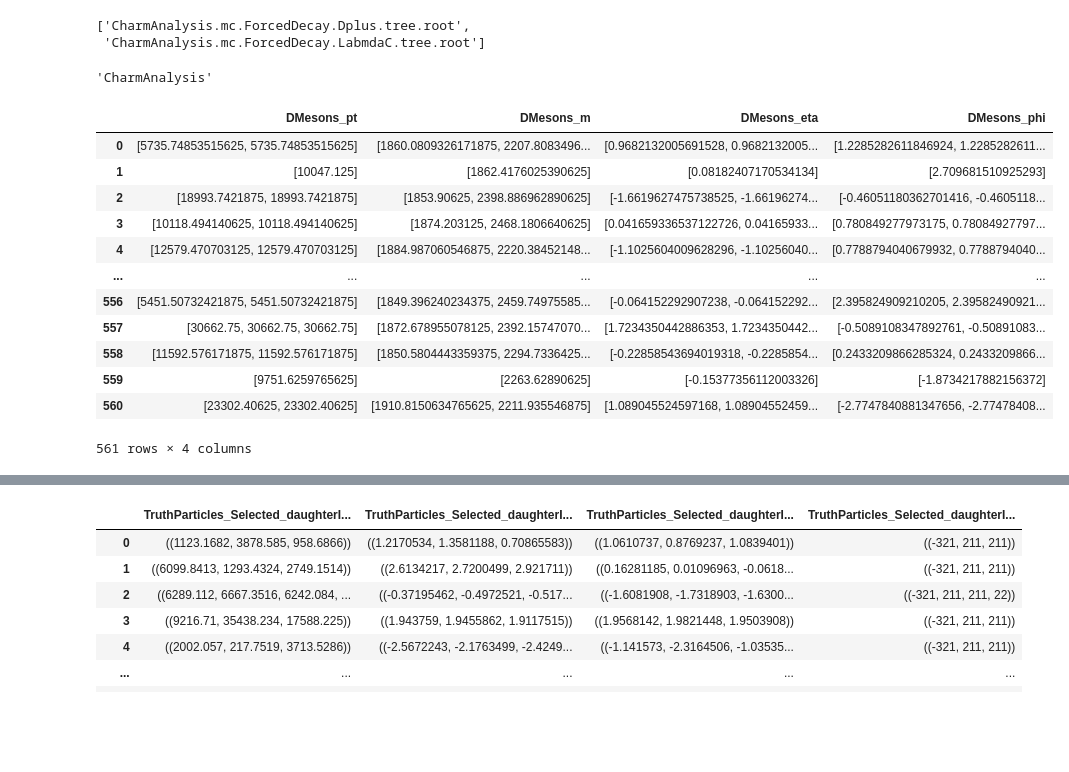
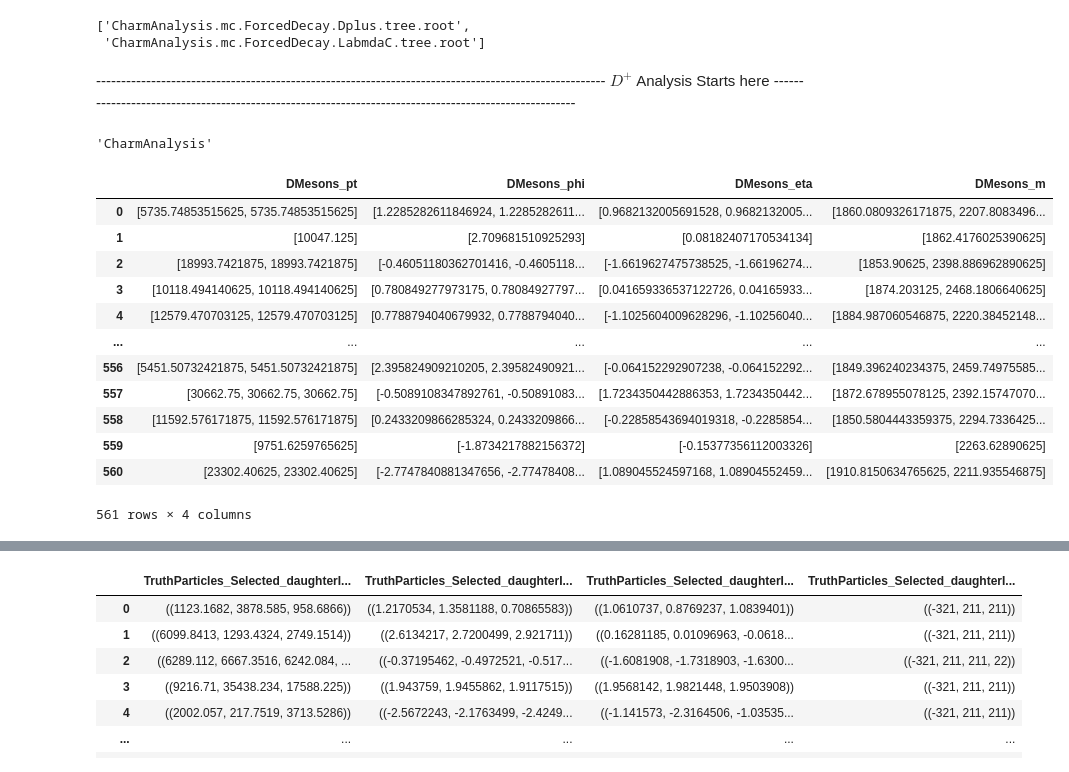
Before and after one commit to GitGup/ATLAS_DNN, a Jupyter notebook: MCAnalysis.ipynb, the cells around one changed output, grey strips where cells are left out. Saved outputs shown, nothing was run; the diff lists cells and outputs as text; code cells hidden in the pictures; blank space fills up the shorter version.

```diff
--- a/MCAnalysis.ipynb
+++ b/MCAnalysis.ipynb
@@ -37,31 +39,34 @@ def show(event, TTree, branches, batch_size):
             break
         current_event+=1
     return arrays
+# %% [markdown]
+------------------------------------------------------------------------------------------------------ $D^+$ Analysis Starts here ------------------------------------------------------------------------------------------------------
 # %%
 TTree = process_ntuple(files[0])
 TTree.name
 # %% [output]
 'CharmAnalysis'
 # %%
-df = show(0, TTree, ["DMesons_pt", "DMesons_m", "DMesons_eta", "DMesons_phi"], 1000)
+df = show(0, TTree, ["DMesons_pt", "DMesons_phi", "DMesons_eta", "DMesons_m"], 1000)
 
 #drop empty rows
 empty_indices = [i for i, x in enumerate(df['DMesons_pt']) if len(x) == 0]
 df = df.drop(empty_indices)
 df = df.reset_index(drop=True)
+
 df
 # %% [output]
-|  | DMesons_pt | DMesons_m | DMesons_eta | DMesons_phi |
-| 0 | [5735.74853515625, 5735.74853515625] | [1860.0809326171875, 2207.8083496... | [0.9682132005691528, 0.9682132005... | [1.2285282611846924, 1.2285282611... |
-| 1 | [10047.125] | [1862.4176025390625] | [0.08182407170534134] | [2.709681510925293] |
-| 2 | [18993.7421875, 18993.7421875] | [1853.90625, 2398.886962890625] | [-1.6619627475738525, -1.66196274... | [-0.46051180362701416, -0.4605118... |
-| 3 | [10118.494140625, 10118.494140625] | [1874.203125, 2468.1806640625] | [0.041659336537122726, 0.04165933... | [0.780849277973175, 0.78084927797... |
-| 4 | [12579.470703125, 12579.470703125] | [1884.987060546875, 2220.38452148... | [-1.1025604009628296, -1.10256040... | [0.7788794040679932, 0.7788794040... |
+|  | DMesons_pt | DMesons_phi | DMesons_eta | DMesons_m |
+| 0 | [5735.74853515625, 5735.74853515625] | [1.2285282611846924, 1.2285282611... | [0.9682132005691528, 0.9682132005... | [1860.0809326171875, 2207.8083496... |
+| 1 | [10047.125] | [2.709681510925293] | [0.08182407170534134] | [1862.4176025390625] |
+| 2 | [18993.7421875, 18993.7421875] | [-0.46051180362701416, -0.4605118... | [-1.6619627475738525, -1.66196274... | [1853.90625, 2398.886962890625] |
+| 3 | [10118.494140625, 10118.494140625] | [0.780849277973175, 0.78084927797... | [0.041659336537122726, 0.04165933... | [1874.203125, 2468.1806640625] |
+| 4 | [12579.470703125, 12579.470703125] | [0.7788794040679932, 0.7788794040... | [-1.1025604009628296, -1.10256040... | [1884.987060546875, 2220.38452148... |
 | ... | ... | ... | ... | ... |
-| 556 | [5451.50732421875, 5451.50732421875] | [1849.396240234375, 2459.74975585... | [-0.064152292907238, -0.064152292... | [2.395824909210205, 2.39582490921... |
-| 557 | [30662.75, 30662.75, 30662.75] | [1872.678955078125, 2392.15747070... | [1.7234350442886353, 1.7234350442... | [-0.5089108347892761, -0.50891083... |
-| 558 | [11592.576171875, 11592.576171875] | [1850.5804443359375, 2294.7336425... | [-0.22858543694019318, -0.2285854... | [0.2433209866285324, 0.2433209866... |
-| 559 | [9751.6259765625] | [2263.62890625] | [-0.15377356112003326] | [-1.8734217882156372] |
-| 560 | [23302.40625, 23302.40625] | [1910.8150634765625, 2211.935546875] | [1.089045524597168, 1.08904552459... | [-2.7747840881347656, -2.77478408... |
+| 556 | [5451.50732421875, 5451.50732421875] | [2.395824909210205, 2.39582490921... | [-0.064152292907238, -0.064152292... | [1849.396240234375, 2459.74975585... |
+| 557 | [30662.75, 30662.75, 30662.75] | [-0.5089108347892761, -0.50891083... | [1.7234350442886353, 1.7234350442... | [1872.678955078125, 2392.15747070... |
+| 558 | [11592.576171875, 11592.576171875] | [0.2433209866285324, 0.2433209866... | [-0.22858543694019318, -0.2285854... | [1850.5804443359375, 2294.7336425... |
+| 559 | [9751.6259765625] | [-1.8734217882156372] | [-0.15377356112003326] | [2263.62890625] |
+| 560 | [23302.40625, 23302.40625] | [-2.7747840881347656, -2.77478408... | [1.089045524597168, 1.08904552459... | [1910.8150634765625, 2211.935546875] |
 561 rows × 4 columns
 # %%
```
Also changed, not shown: parts of 13 cells of this notebook.
